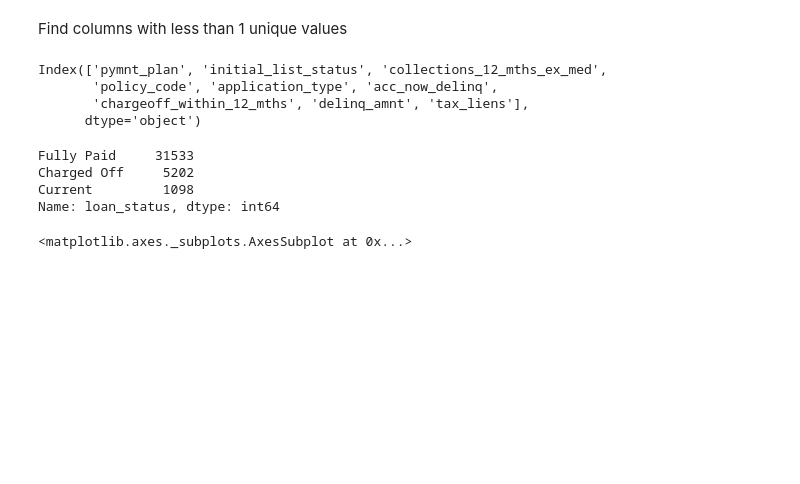
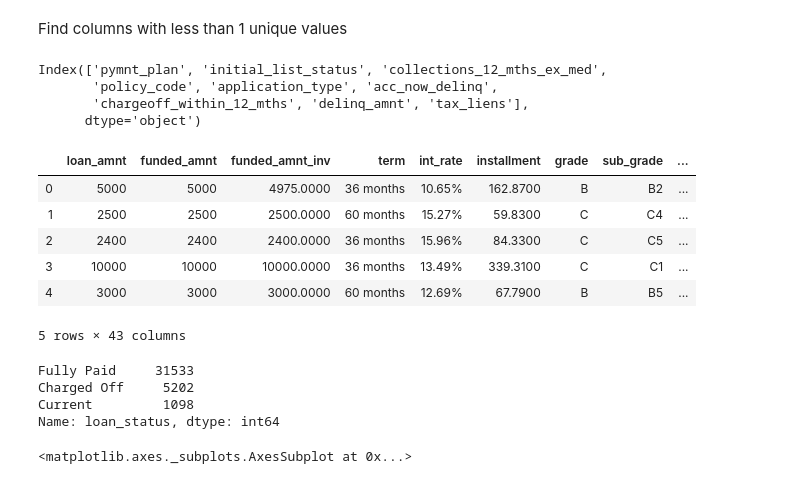
Before and after one commit to ashwanikumar04/loan-defaulter-case-study, a Jupyter notebook: ashwani_kumar.ipynb, the cells around one changed output. Saved outputs shown, nothing was run; the diff lists cells and outputs as text; code cells hidden in the pictures; blank space fills up the shorter version.

```diff
--- a/ashwani_kumar.ipynb
+++ b/ashwani_kumar.ipynb
@@ -230,3 +331,13 @@ loans=loans.drop(['pymnt_plan', 'initial_list_status', 'collections_12_mths_ex_m
+# %%
+loans.head()
+# %% [output]
+|  | loan_amnt | funded_amnt | funded_amnt_inv | term | int_rate | installment | grade | sub_grade | ... |
+| 0 | 5000 | 5000 | 4975.0000 | 36 months | 10.65% | 162.8700 | B | B2 | ... |
+| 1 | 2500 | 2500 | 2500.0000 | 60 months | 15.27% | 59.8300 | C | C4 | ... |
+| 2 | 2400 | 2400 | 2400.0000 | 36 months | 15.96% | 84.3300 | C | C5 | ... |
+| 3 | 10000 | 10000 | 10000.0000 | 36 months | 13.49% | 339.3100 | C | C1 | ... |
+| 4 | 3000 | 3000 | 3000.0000 | 60 months | 12.69% | 67.7900 | B | B5 | ... |
+5 rows × 43 columns
 # %%
 loans['loan_status'].value_counts()
 # %% [output]
```
Also changed, not shown: parts of 18 cells of this notebook.
